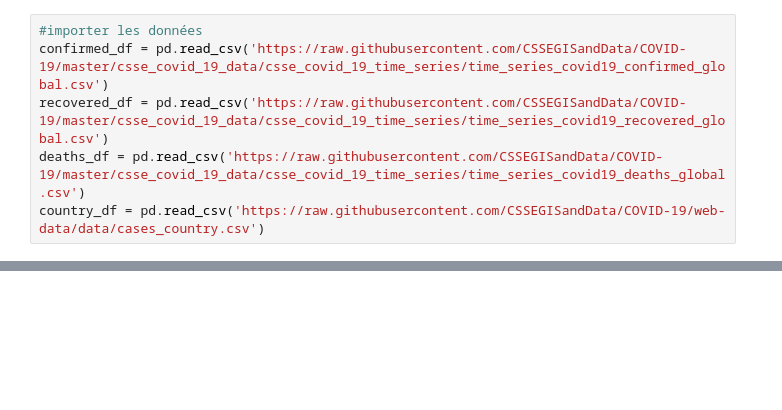
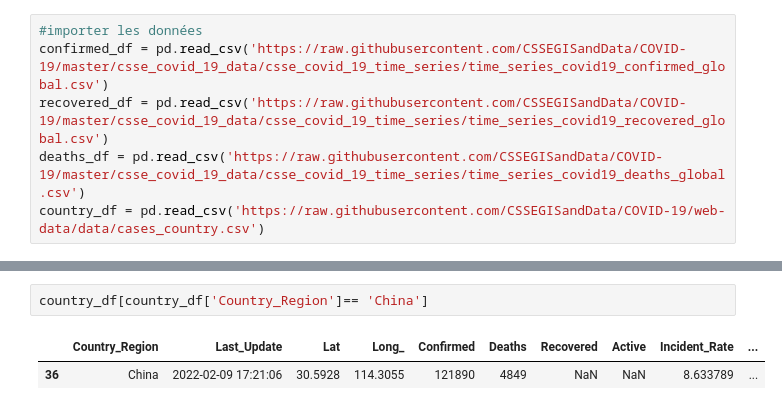
Before and after one commit to aaanoushka/Projet-Covid19, a Jupyter notebook: Analyse_covid19_pays.ipynb, the cells around one changed output, grey strips where cells are left out. Cells and saved outputs as stored; diff of their text form; blank space fills up the shorter version.

```diff
--- a/Analyse_covid19_pays.ipynb
+++ b/Analyse_covid19_pays.ipynb
@@ -188,0 +218,5 @@ ValueError: Location values cannot contain NaNs.
+# %%
+country_df[country_df['Country_Region']== 'China']
+# %% [output]
+|  | Country_Region | Last_Update | Lat | Long_ | Confirmed | Deaths | Recovered | Active | Incident_Rate | ... |
+| 36 | China | 2022-02-09 17:21:06 | 30.5928 | 114.3055 | 121890 | 4849 | NaN | NaN | 8.633789 | ... |
```
Also changed, not shown: parts of 28 cells of this notebook.
